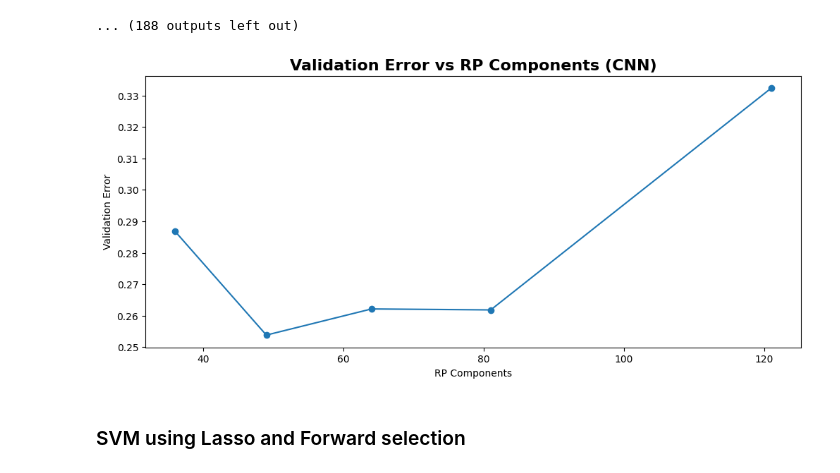
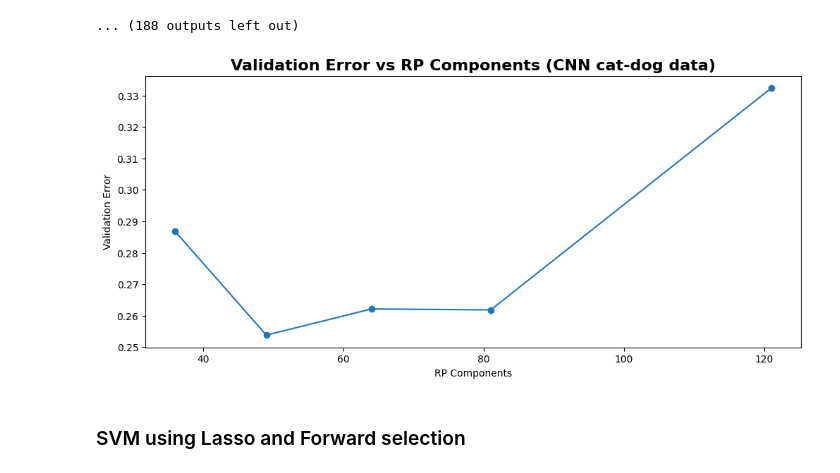
Before and after one commit to Max-Fredsdal/MVE441, a Jupyter notebook: project_2/project_2.ipynb, the cells around one changed output. Cells and saved outputs as stored; diff of their text form; code cells hidden in the pictures.

```diff
--- a/project_2/project_2.ipynb
+++ b/project_2/project_2.ipynb
@@ -1272,16 +1269,16 @@ HPU available: False, using: 0 HPUs
 # %%
 # plot the val error as a function of PCA components
 val_errors_rp = [r["val_acc_mean"] for r in results_rp]
 val_errors_rp = 1 - np.array(val_errors_rp)  # Convert to error
 plt.figure(figsize=(12, 5))
 plt.plot(rp_grid, val_errors_rp, marker='o')
 
 plt.xlabel("RP Components")
 plt.ylabel("Validation Error")
-plt.title("Validation Error vs RP Components (CNN)", fontsize=16, fontweight='bold')
+plt.title("Validation Error vs RP Components (CNN cat-dog data)", fontsize=16, fontweight='bold')
 plt.show()
 # %% [output]
-[figure, old version]
+[figure, new version]
 # %% [markdown]
 ### SVM using Lasso and Forward selection
 # %%
```
Also changed, not shown: parts of 2 cells of this notebook.
